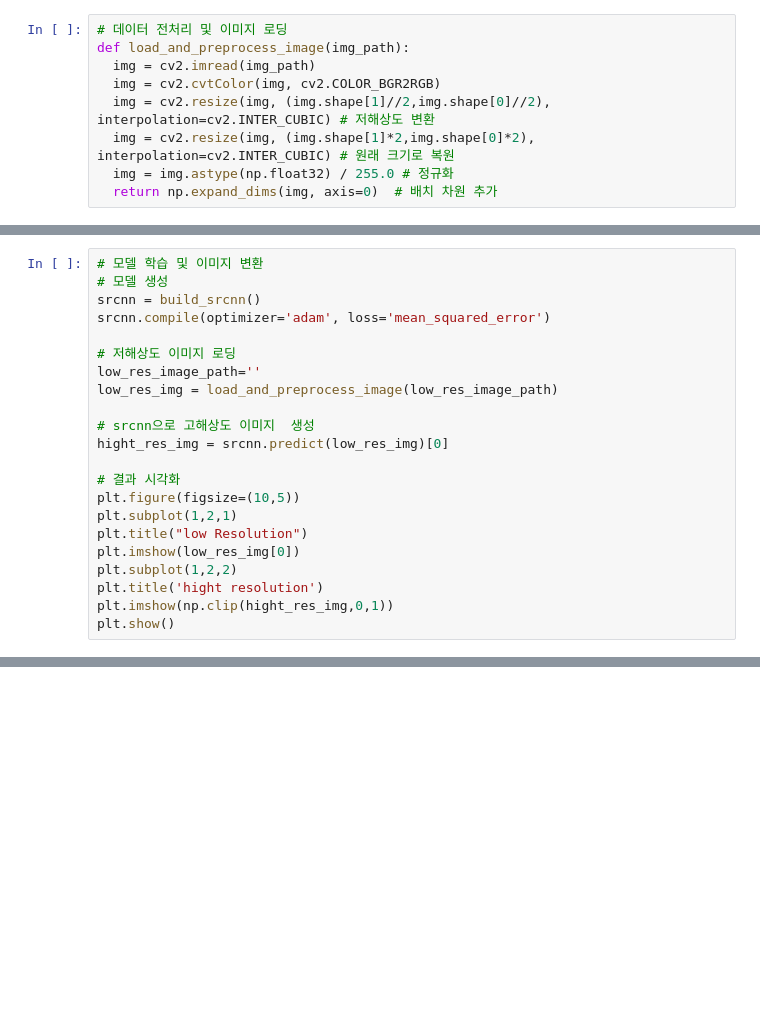
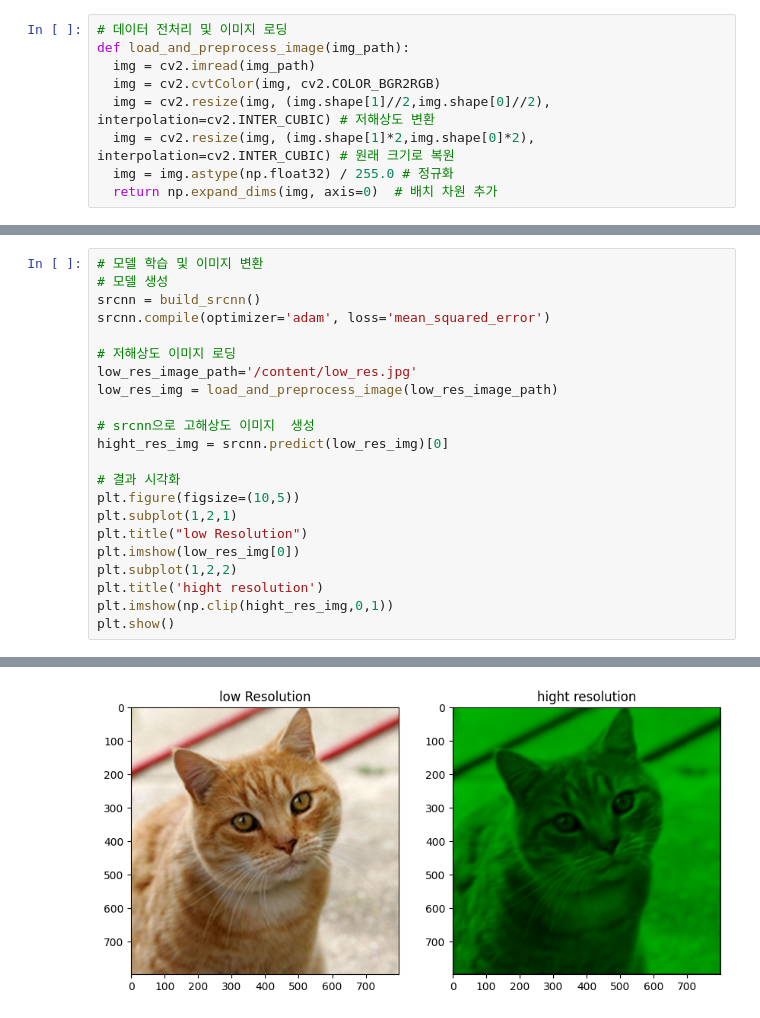
Before and after one commit to leekyuyoung-ai/AI, a Jupyter notebook: 3_8_슈퍼해상도.ipynb, the cells around one changed output, grey strips where cells are left out. Saved outputs shown, nothing was run; the diff lists cells and outputs as text; blank space fills up the shorter version.

```diff
--- a/3_8_슈퍼해상도.ipynb
+++ b/3_8_슈퍼해상도.ipynb
@@ -54,7 +62,7 @@ srcnn = build_srcnn()
 srcnn.compile(optimizer='adam', loss='mean_squared_error')
 
 # 저해상도 이미지 로딩
-low_res_image_path=''
+low_res_image_path='/content/low_res.jpg'
 low_res_img = load_and_preprocess_image(low_res_image_path)
 
 # srcnn으로 고해상도 이미지  생성
@@ -69,3 +77,4 @@ plt.subplot(1,2,2)
 plt.title('hight resolution')
 plt.imshow(np.clip(hight_res_img,0,1))
 plt.show()
+# %% [output]
@@ -71,0 +82 @@ plt.show()
+[figure, added]
```
Also changed, not shown: parts of 2 cells of this notebook.
